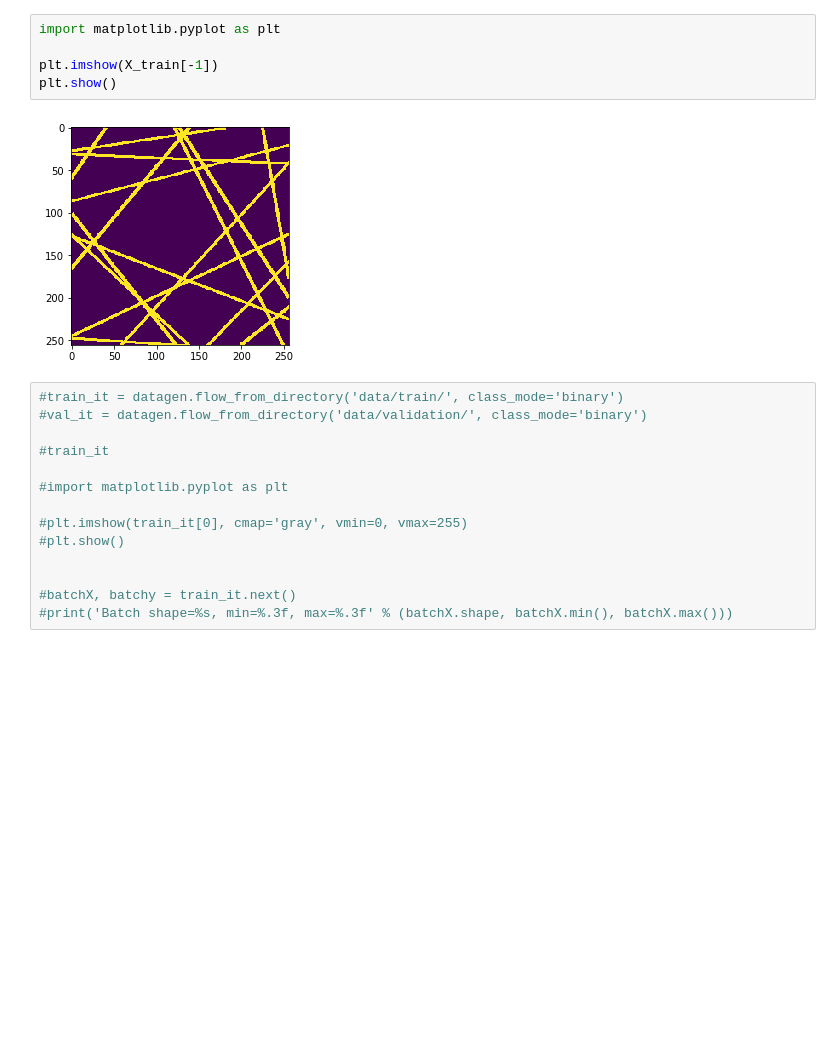
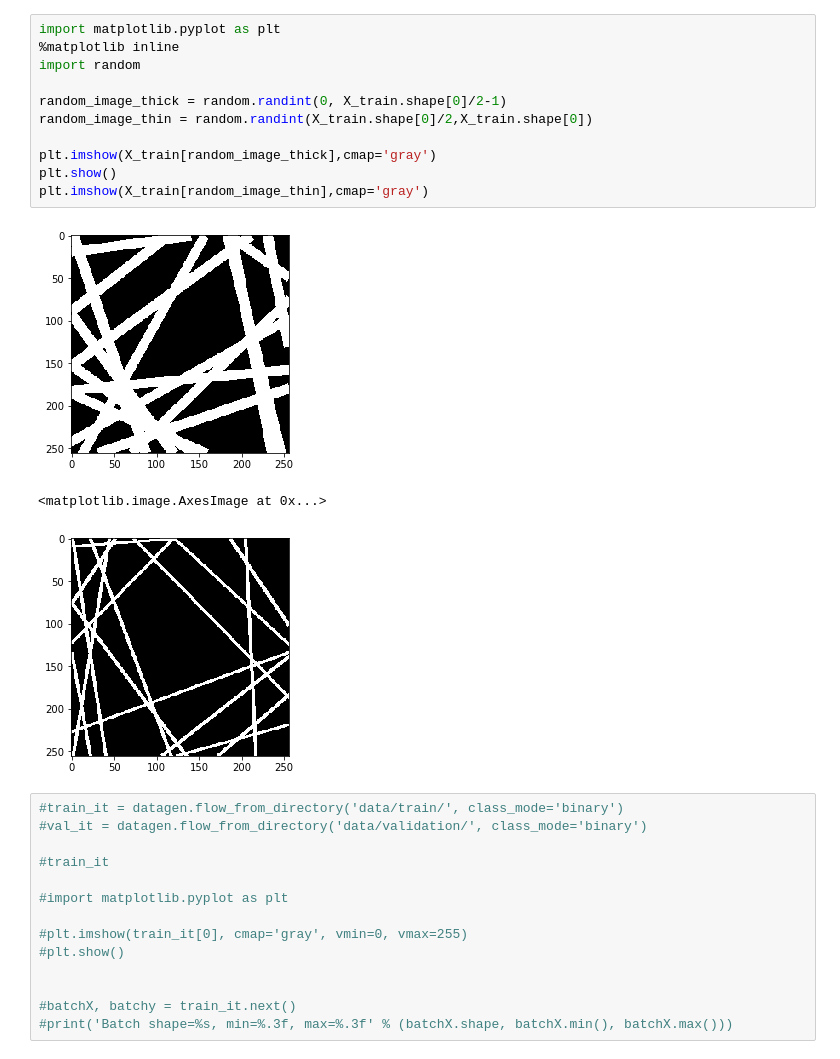
Before and after one commit to alainno/fibras, a Jupyter notebook: trainning.ipynb, the cells around one changed output. Drawn from its saved outputs; the diff is of its cells as text; blank space fills up the shorter version.

```diff
--- a/trainning.ipynb
+++ b/trainning.ipynb
@@ -67,10 +75,18 @@ Using TensorFlow backend.
-# %%
-import matplotlib.pyplot as plt
-
-plt.imshow(X_train[-1])
-plt.show()
-# %% [output]
-[figure, removed]
+# %%
+import matplotlib.pyplot as plt
+%matplotlib inline
+import random
+
+random_image_thick = random.randint(0, X_train.shape[0]/2-1)
+random_image_thin = random.randint(X_train.shape[0]/2,X_train.shape[0])
+
+plt.imshow(X_train[random_image_thick],cmap='gray')
+plt.show()
+plt.imshow(X_train[random_image_thin],cmap='gray')
+# %% [output]
+[figure, added]
+<matplotlib.image.AxesImage at 0x...>
+[figure, added]
 # %%
 #train_it = datagen.flow_from_directory('data/train/', class_mode='binary')
 #val_it = datagen.flow_from_directory('data/validation/', class_mode='binary')
```
Also changed, not shown: parts of 6 cells of this notebook.
